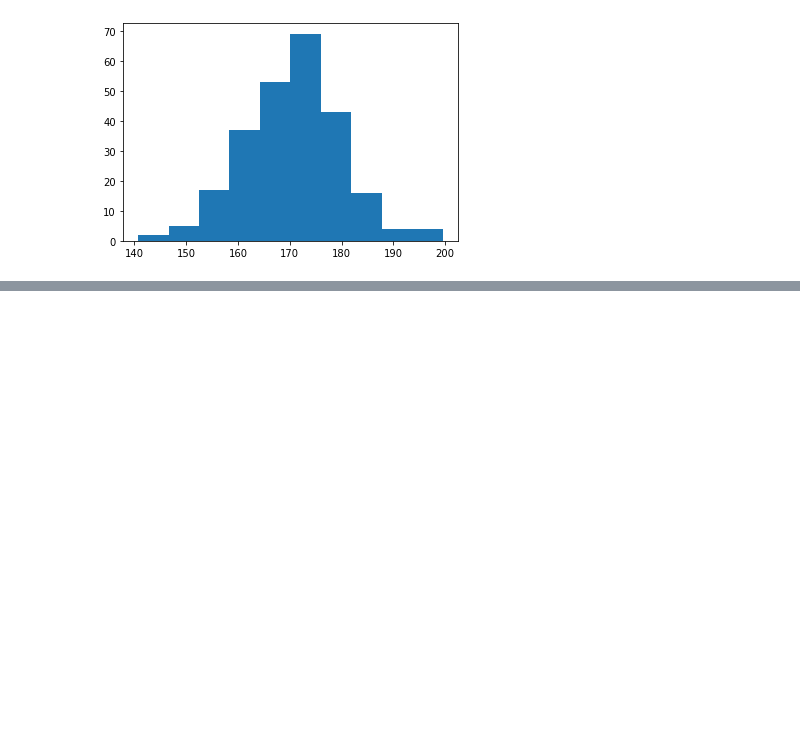
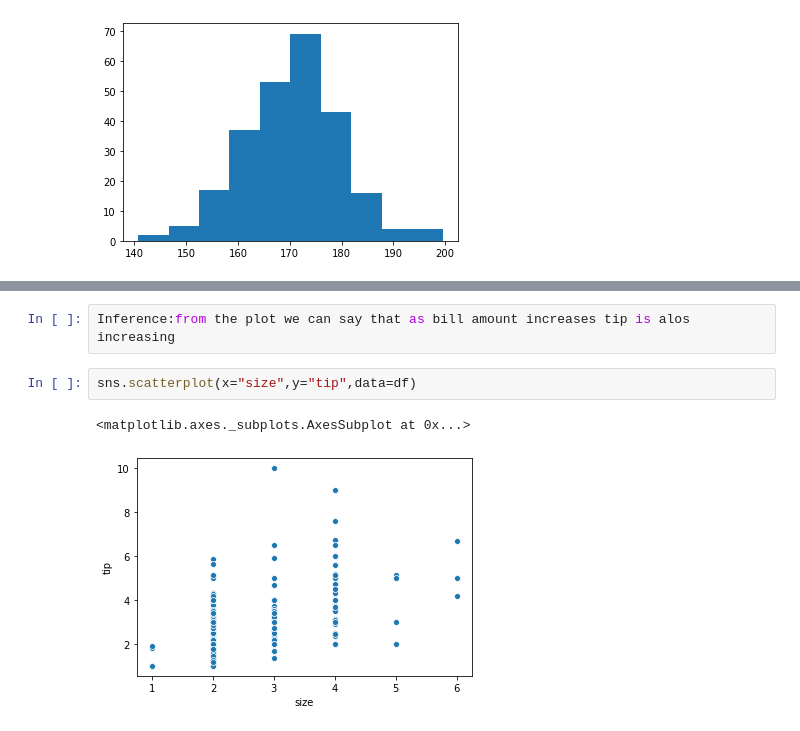
Before and after one commit to Sri-Tulasi/VIT_Morning_Slot, a Jupyter notebook: Python for datascience-Data visualiation.ipynb, the cells around one changed output, grey strips where cells are left out. Drawn from its saved outputs; the diff is of its cells as text; blank space fills up the shorter version.

```diff
--- a/Python for datascience-Data visualiation.ipynb
+++ b/Python for datascience-Data visualiation.ipynb
@@ -213,0 +310,7 @@ plt.show()
+# %%
+Inference:from the plot we can say that as bill amount increases tip is alos increasing
+# %%
+sns.scatterplot(x="size",y="tip",data=df)
+# %% [output]
+<matplotlib.axes._subplots.AxesSubplot at 0x...>
+[figure, added]
```
Also changed, not shown: parts of 30 cells of this notebook.
